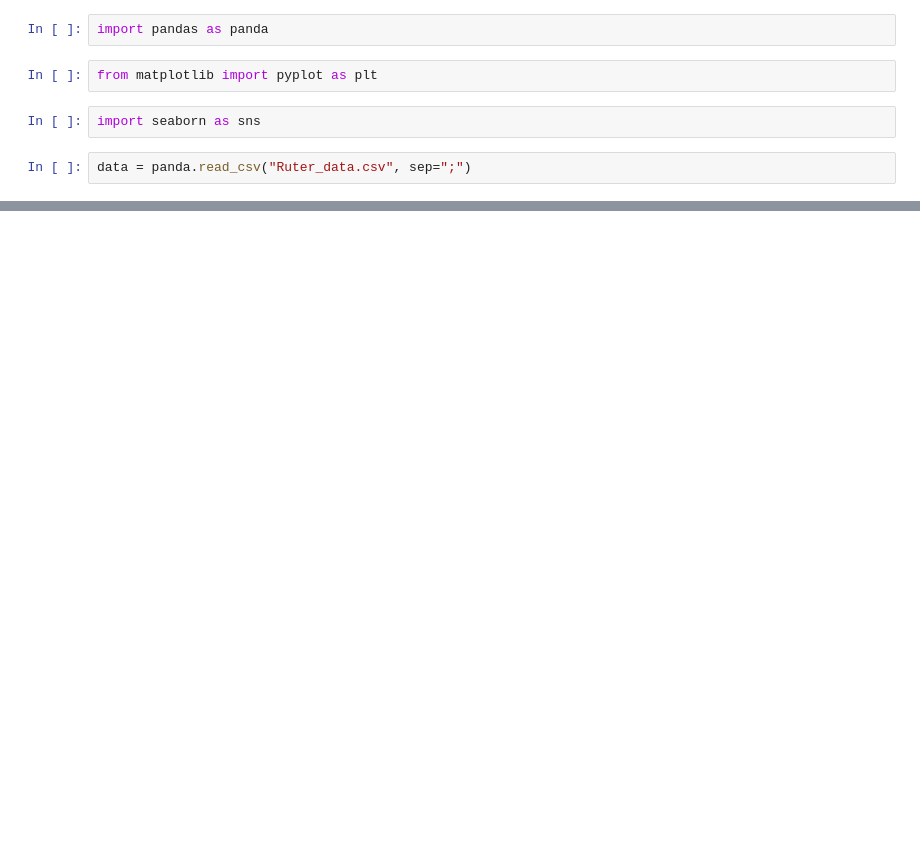
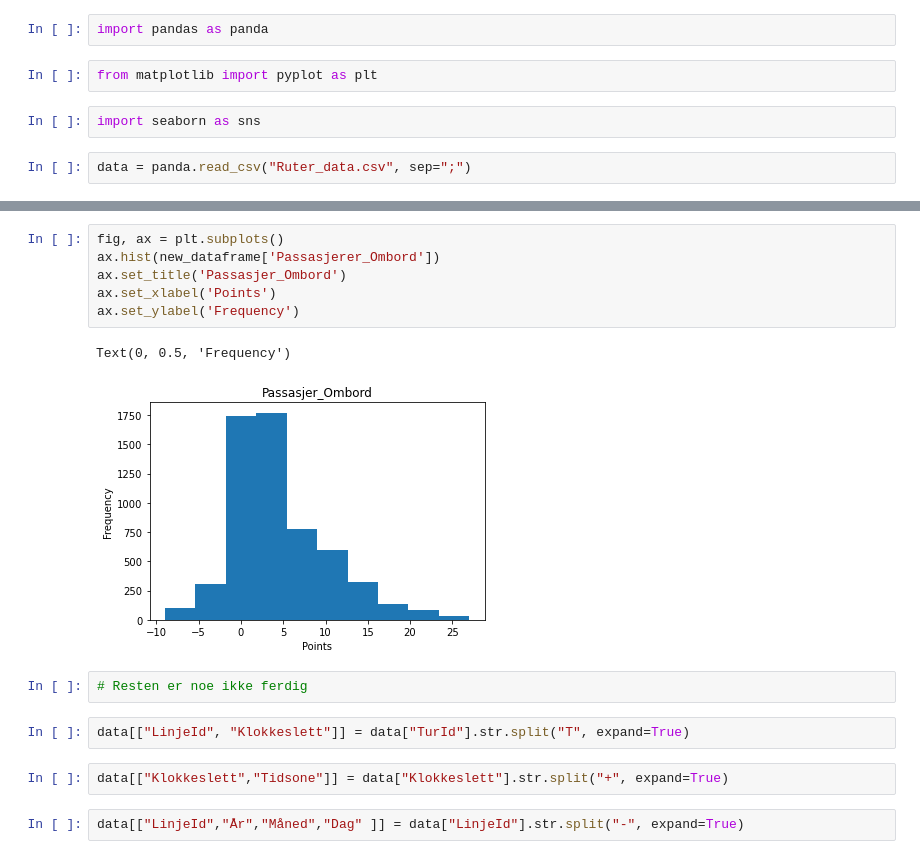
Before and after one commit to Sportspaul/DAVE3625, a Jupyter notebook: Assignment1/Assignment1.ipynb, the cells around one changed output, grey strips where cells are left out. Drawn from its saved outputs; the diff is of its cells as text; blank space fills up the shorter version.

```diff
--- a/Assignment1/Assignment1.ipynb
+++ b/Assignment1/Assignment1.ipynb
@@ -11,3 +41,20 @@ data = panda.read_csv("Ruter_data.csv", sep=";")
+# %%
+fig, ax = plt.subplots()
+ax.hist(new_dataframe['Passasjerer_Ombord'])
+ax.set_title('Passasjer_Ombord')
+ax.set_xlabel('Points')
+ax.set_ylabel('Frequency')
+# %% [output]
+Text(0, 0.5, 'Frequency')
+[figure, added]
+# %%
+# Resten er noe ikke ferdig
+# %%
+data[["LinjeId", "Klokkeslett"]] = data["TurId"].str.split("T", expand=True)
+# %%
+data[["Klokkeslett","Tidsone"]] = data["Klokkeslett"].str.split("+", expand=True)
+# %%
+data[["LinjeId","År","Måned","Dag" ]] = data["LinjeId"].str.split("-", expand=True)
 # %%
 data.head()
 # %% [output]
```
Also changed, not shown: parts of 26 cells of this notebook.
